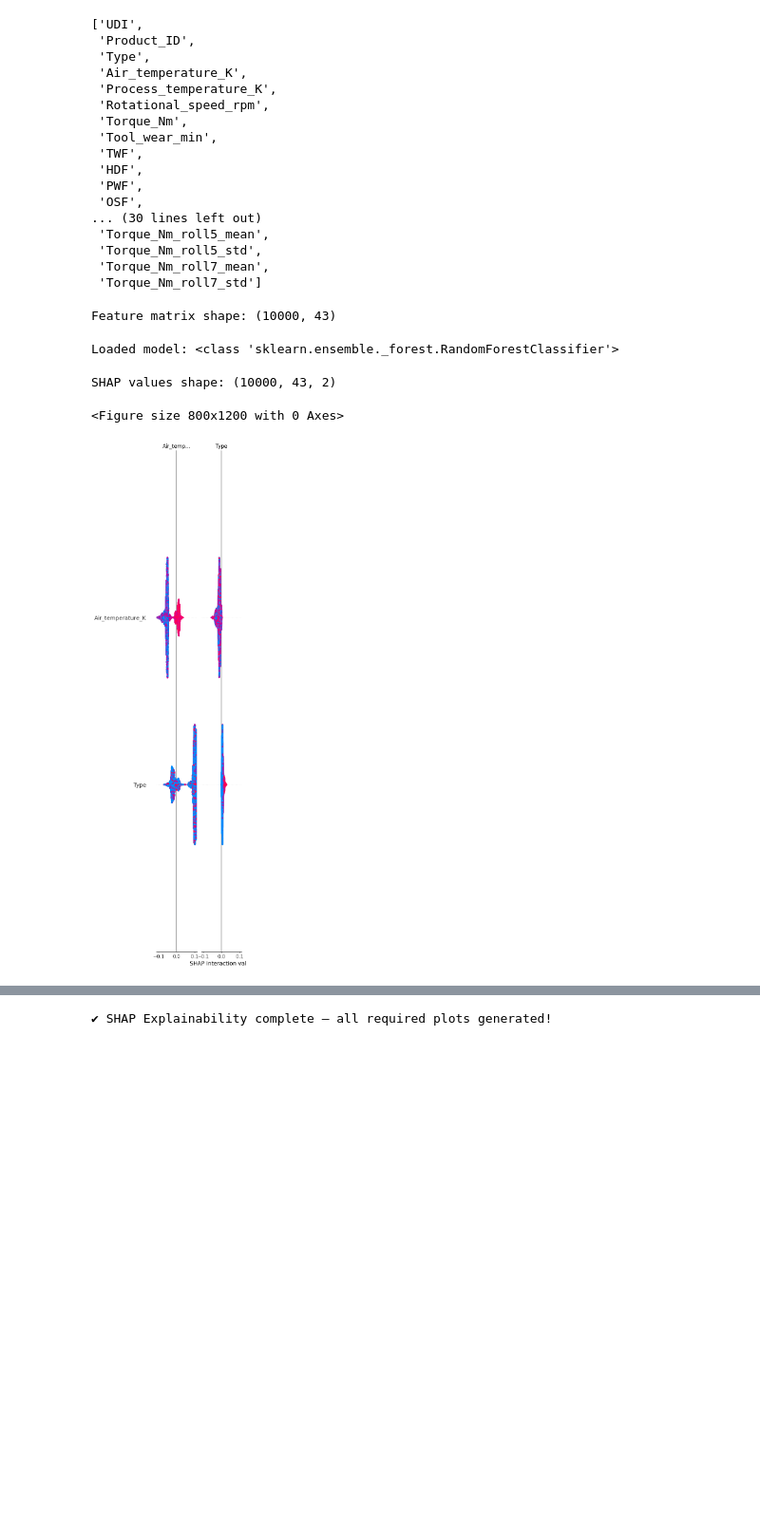
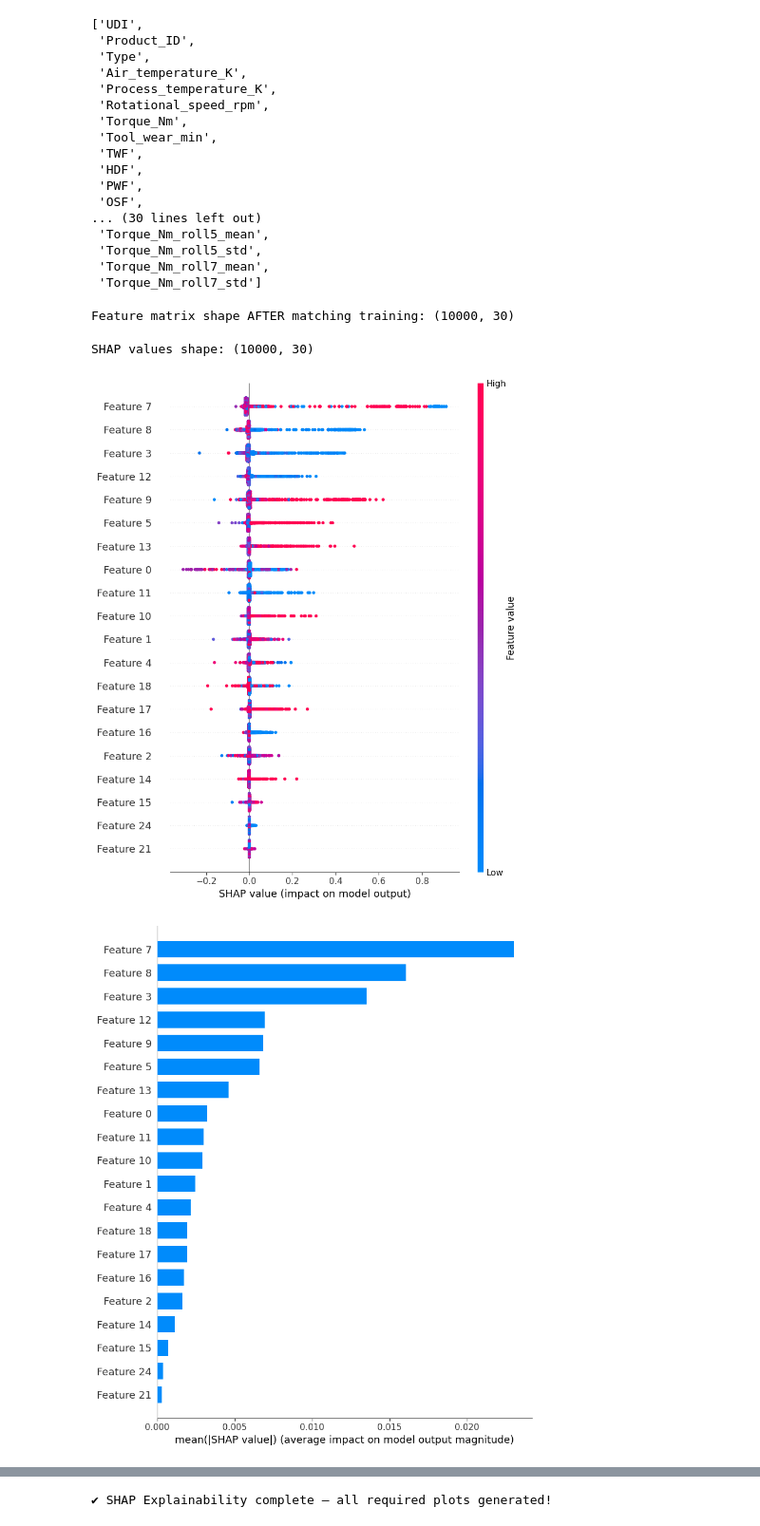
Before and after one commit to vinay-gupta-kandula/predictive-maintenance-ai4i, a Jupyter notebook: notebooks/04_SHAP_Insights.ipynb, the cells around one changed output, grey strips where cells are left out. Shown at 95% size. Cells and saved outputs as stored; diff of their text form; code cells hidden in the pictures; blank space fills up the shorter version.

```diff
--- a/notebooks/04_SHAP_Insights.ipynb
+++ b/notebooks/04_SHAP_Insights.ipynb
@@ -57,35 +61,47 @@ if "Type" in df.columns:
 # %%
 target = "label"
-drop_cols = ["UDI", "Product_ID", target]
+drop_cols = ["UDI", "Product_ID", target, "TWF", "HDF", "PWF", "OSF"]   # <<< CHANGE
 
+y = df[target]
 X = df.drop(columns=drop_cols, errors="ignore")
-X = X.select_dtypes(include=["int64", "float64"])
-
-print("Feature matrix shape:", X.shape)
-# %% [output]
-Feature matrix shape: (10000, 43)
 # %%
 model = joblib.load("../models/best_model.joblib")
-print("Loaded model:", type(model))
+imputer = joblib.load("../models/imputer.joblib")             # <<< CHANGE
+with open("../models/feature_list.json") as f:
+    feature_names = json.load(f)                             # <<< CHANGE
+
+# Restrict columns to EXACT training features
+X = X[feature_names]                                         # <<< CHANGE
+
+# Apply SAME imputation pipeline to fix NaN
+X_ready = imputer.transform(X)                               # <<< CHANGE
+print("Feature matrix shape AFTER matching training:", X_ready.shape)
 # %% [output]
-Loaded model: <class 'sklearn.ensemble._forest.RandomForestClassifier'>
+Feature matrix shape AFTER matching training: (10000, 30)
 # %%
-explainer = shap.TreeExplainer(model)
-raw_shap = explainer.shap_values(X)
+explainer = shap.Explainer(model.predict, X_ready)           # <<< CHANGE
+shap_values = explainer(X_ready)
 
-# Classifier = shap returns a list → use class 1
-if isinstance(raw_shap, list):
-    shap_values = raw_shap[1]
-else:
-    shap_values = raw_shap
-
-print("SHAP values shape:", shap_values.shape)
+print("SHAP values shape:", shap_values.values.shape)
 # %% [output]
-SHAP values shape: (10000, 43, 2)
+SHAP values shape: (10000, 30)
-# %%
-plt.figure(figsize=(8, 12))
-shap.summary_plot(shap_values, X, max_display=20)
-# %% [output]
-<Figure size 800x1200 with 0 Axes>
-[figure, removed]
+# %%
+# --- ENSURE 2D SHAP ARRAY FOR SUMMARY PLOTS ---
+# --- ENSURE 2D SHAP ARRAY FOR SUMMARY PLOTS ---
+if shap_values.values.ndim == 3:
+    shap_plot_vals = shap_values.values[:, :, 1]   # class-1 impact only
+else:
+    shap_plot_vals = shap_values.values
+
+
+# ---- GLOBAL SUMMARY SCATTER ----
+plt.figure(figsize=(8, 12))
+shap.summary_plot(shap_plot_vals, X_ready, max_display=20)
+
+# ---- GLOBAL SUMMARY BAR ----
+plt.figure(figsize=(8, 5))
+shap.summary_plot(shap_plot_vals, X_ready, plot_type="bar", max_display=20)
+# %% [output]
+[figure, added]
+[figure, added]
 # %%
```
Also changed, not shown: parts of 5 cells of this notebook, 3 other files.
